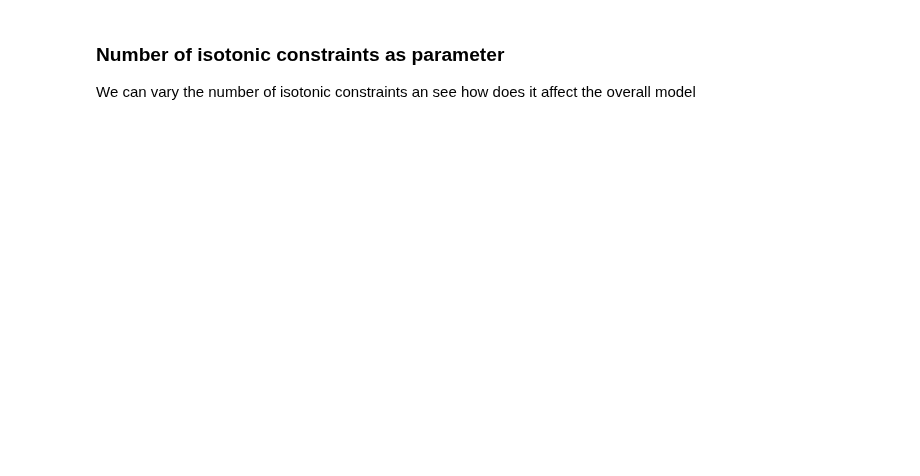
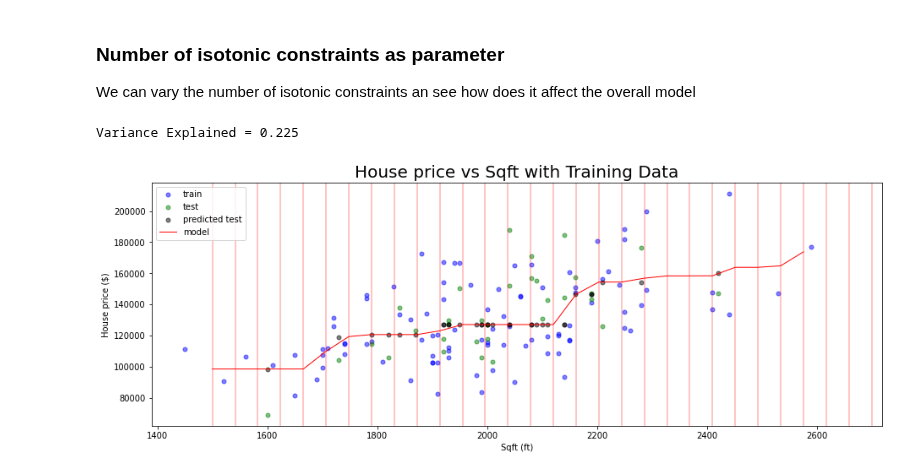
Before and after one commit to marcemq/dl-examples, a Jupyter notebook: IsotonicRegression.ipynb, the cells around one changed output. Cells and saved outputs as stored; diff of their text form; code cells hidden in the pictures; blank space fills up the shorter version.

```diff
--- a/IsotonicRegression.ipynb
+++ b/IsotonicRegression.ipynb
@@ -132,27 +119,29 @@ plt.show()
 ### Number of isotonic constraints as parameter
 We can vary the number of isotonic constraints an see how does it affect the overall model
 # %%
-num_isotonic_cstr = 20
-X_predict = np.linspace(5,95,num_isotonic_cstr)
+num_isotonic_cstr = 30
+X_predict = np.linspace(1500,2700,num_isotonic_cstr)
 iso_reg = IsotonicRegression().fit(X_train, y_train)
 y_predict = iso_reg.predict(X_predict)
 
 # making prediction at testing data
 y_predict_test = iso_reg.transform(X_test)
 r2 = explained_variance_score(y_test,y_predict_test)
 print('Variance Explained = ' + str(round(r2,3)))
 
 # plotting the test prediction
 plt.scatter(X_train, y_train,  color='blue', s=25, alpha=0.5, label='train')
 plt.scatter(X_test, y_test,  color='green', s=25, alpha =0.5, label='test')
 plt.scatter(X_test, y_predict_test,  color='black', s=25, alpha =0.5, label='predicted test')
 plt.plot(X_predict, y_predict, color='red', linewidth=1, label='model')
 for threshold in X_predict:
     plt.axvline(threshold, color='red', alpha = 0.3)
-plt.title('Porosity from Grainsize with Training Data', fontsize=20)
-plt.xlabel('Grain Size (mm)')
-plt.ylabel('Porosity (%)')
-plt.xlim(0,100)
+plt.title('House price vs Sqft with Training Data', fontsize=20)
+plt.xlabel('Sqft (ft)')
+plt.ylabel('House price ($)')
 plt.subplots_adjust(left=0.0, bottom=0.0, right=2.0, top=1.0, wspace=0.2, hspace=0.2)
 plt.legend()
 plt.show()
+# %% [output]
+Variance Explained = 0.225
+[figure, added]
```
Also changed, not shown: parts of 7 cells of this notebook.
